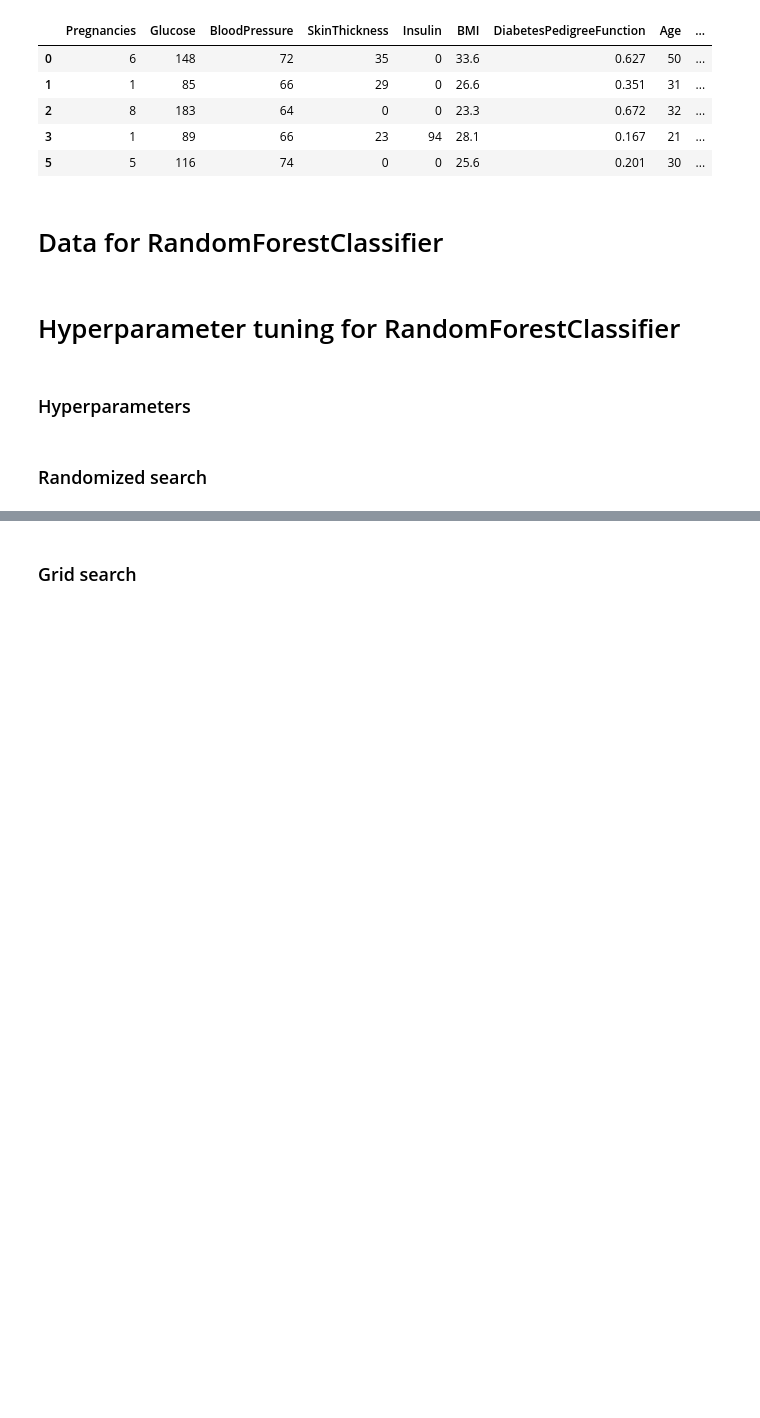
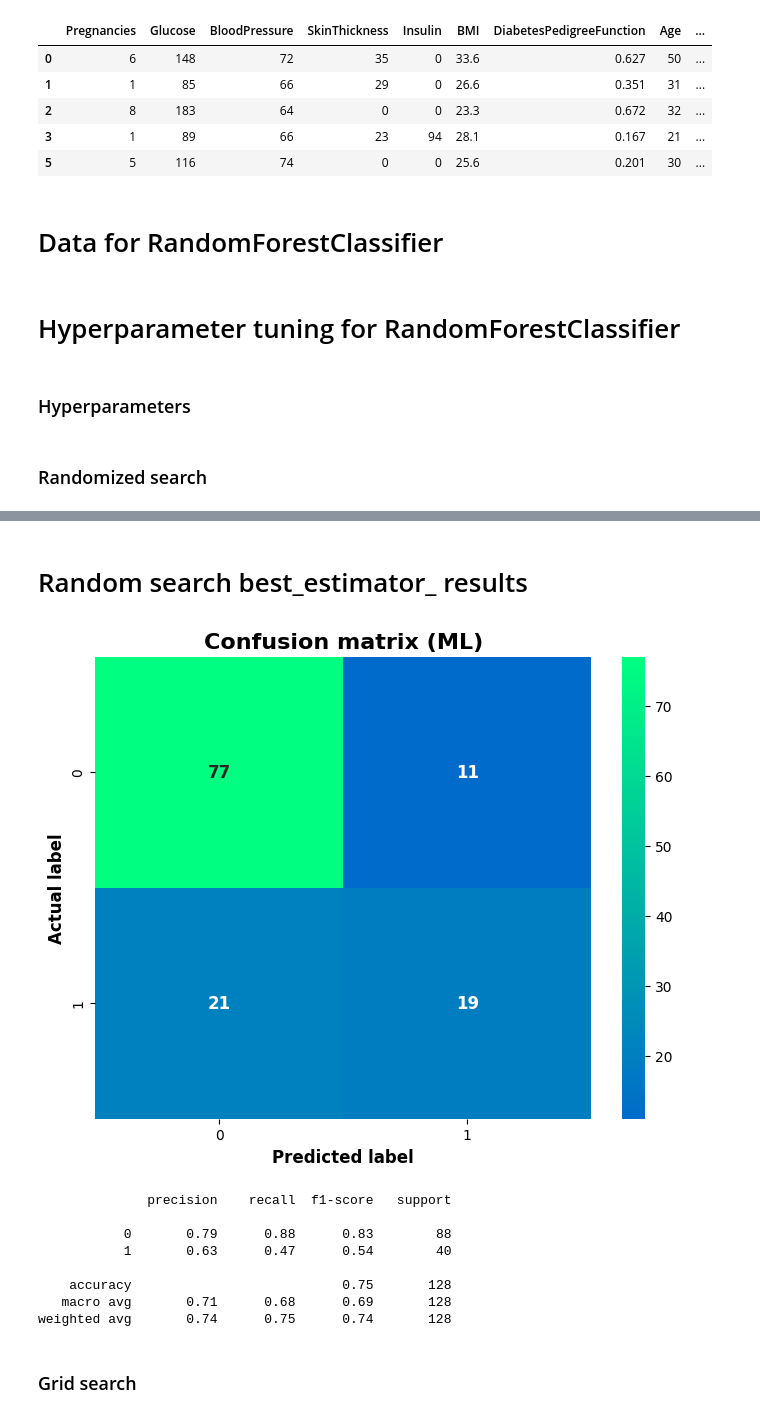
Before and after one commit to 1markmus/Diabetes-Classification, a Jupyter notebook: Machine Learning Model.ipynb, the cells around one changed output, grey strips where cells are left out. Cells and saved outputs as stored; diff of their text form; code cells hidden in the pictures; blank space fills up the shorter version.

```diff
--- a/Machine Learning Model.ipynb
+++ b/Machine Learning Model.ipynb
@@ -103,2 +103,50 @@ for col in rand1_columns:
+# %%
+random_search_predictions = rand_cv_rf.predict(X_test)
+# %% [markdown]
+# Random search best_estimator_ results
+# %%
+fig, ax = plt.subplots(figsize = (8, 6))
+cm = confusion_matrix(y_true=y_test, y_pred=random_search_predictions)
+sns.heatmap(
+    data = cm,
+    cmap="winter",
+    center = 20,
+    annot=True,
+    annot_kws = {
+        "fontsize":12,
+        "fontweight":"bold"
+        },
+    ax = ax
+    )
+plt.title(
+    "Confusion matrix (ML)",
+    fontsize = 16,
+    fontweight = "bold"
+    )
+plt.xlabel(
+    "Predicted label",
+    fontsize = 12,
+    fontweight = "bold"
+    )
+plt.ylabel(
+    "Actual label",
+    fontsize = 12,
+    fontweight = "bold"
+    )
+fig.savefig("RandomGridSearch_RFC_ConfusionMatrix.png")
+plt.show()
+
+# Report
+print(classification_report(y_test, random_search_predictions))
+# %% [output]
+[figure, added]
+              precision    recall  f1-score   support
+
+           0       0.79      0.88      0.83        88
+           1       0.63      0.47      0.54        40
+
+    accuracy                           0.75       128
+   macro avg       0.71      0.68      0.69       128
+weighted avg       0.74      0.75      0.74       128
 # %% [markdown]
 ### Grid search
```
Also changed, not shown: parts of 13 cells of this notebook.
